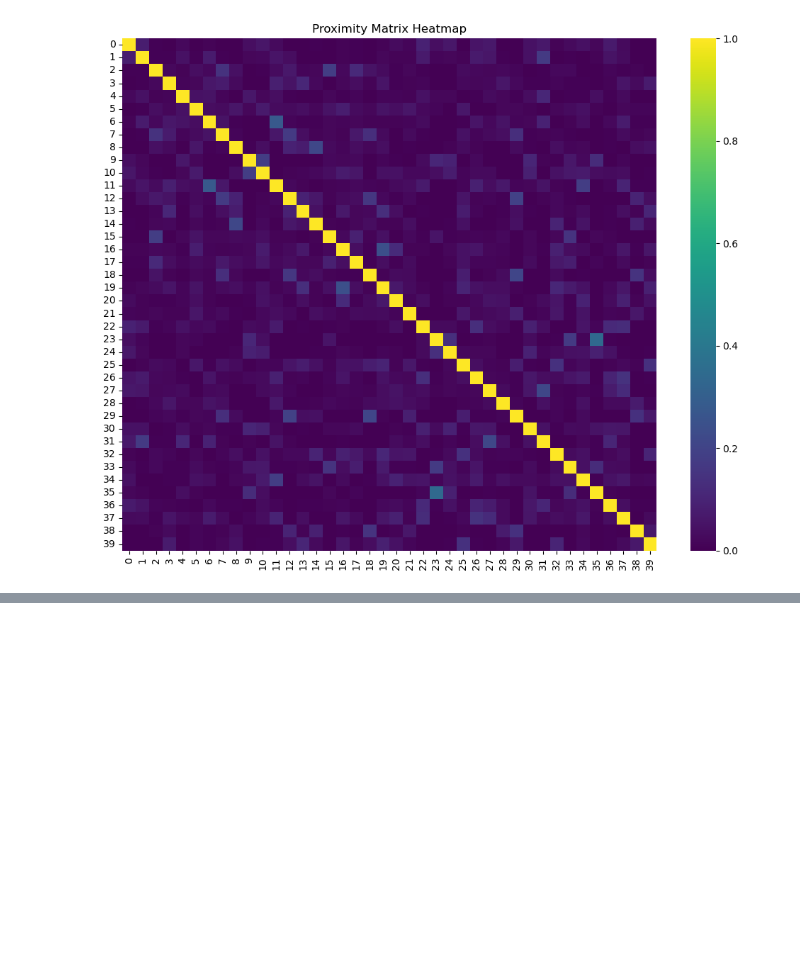
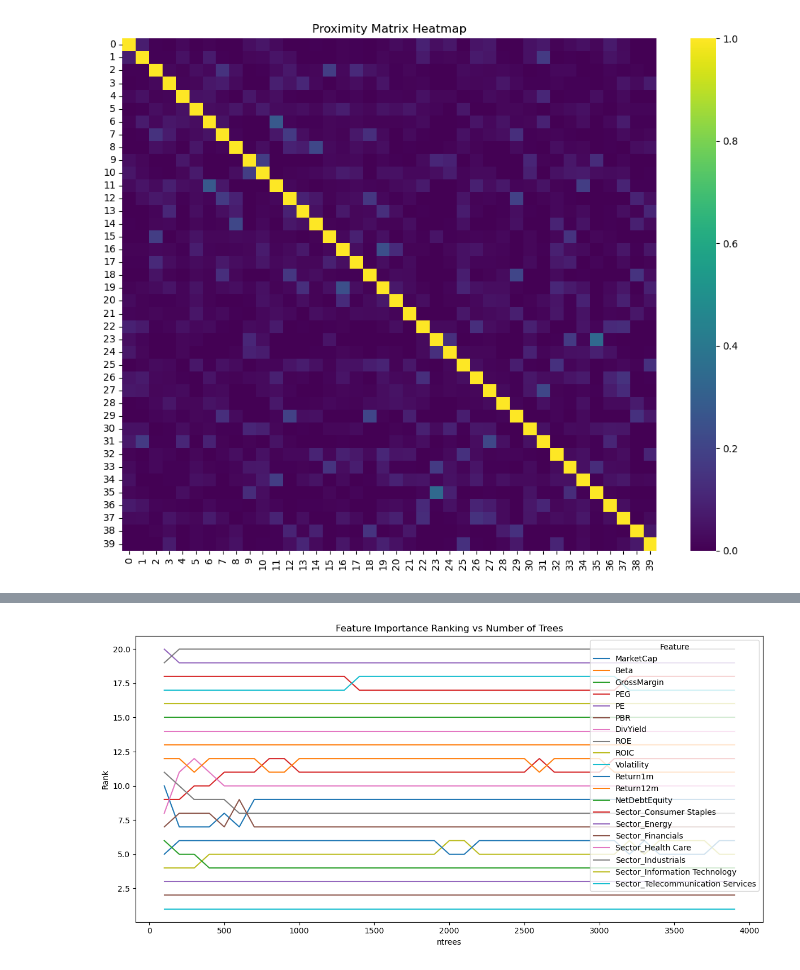
Before and after one commit to emilesgt/Machine_Learning_for_Asset_Management_Tutorial3, a Jupyter notebook: Tutorial3_RF1_Students.ipynb, the cells around one changed output, grey strips where cells are left out. Cells and saved outputs as stored; diff of their text form; code cells hidden in the pictures; blank space fills up the shorter version.

```diff
--- a/Tutorial3_RF1_Students.ipynb
+++ b/Tutorial3_RF1_Students.ipynb
@@ -216,0 +281,15 @@ plt.show()
+# %%
+# use as many trees as necessary to preserve variable importance ordering
+# Question 12: build model with different number of trees to see the evolution of variable importance ranking
+imptest_records = []
+for n in ntree_list:
+    print(n)
+    rf_temp = RandomForestRegressor(n_estimators = n, random_state = 0)
+    rf_temp.fit(X, y)
+    imp = rf_temp.feature_importances_
+    # Compute ranking (lower rank = higher importance)
+    ranks = (-imp).argsort().argsort() + 1
+    for feat, imp_val, rank in zip(features, imp, ranks):
+        imptest_records.append({'Feature': feat, 'ntrees': n, 'Importance': imp_val, 'Rank': rank})
+
+df_imptest = pd.DataFrame(imptest_records)
@@ -216,0 +314,8 @@ plt.show()
+# %%
+plt.figure(figsize = (12,6))
+sns.lineplot(data = df_imptest, x = 'ntrees', y = 'Rank', hue = 'Feature', palette = 'tab10')
+plt.title('Feature Importance Ranking vs Number of Trees')
+plt.tight_layout()
+plt.show()
+# %% [output]
+[figure, added]
```
Also changed, not shown: parts of 7 cells of this notebook.
